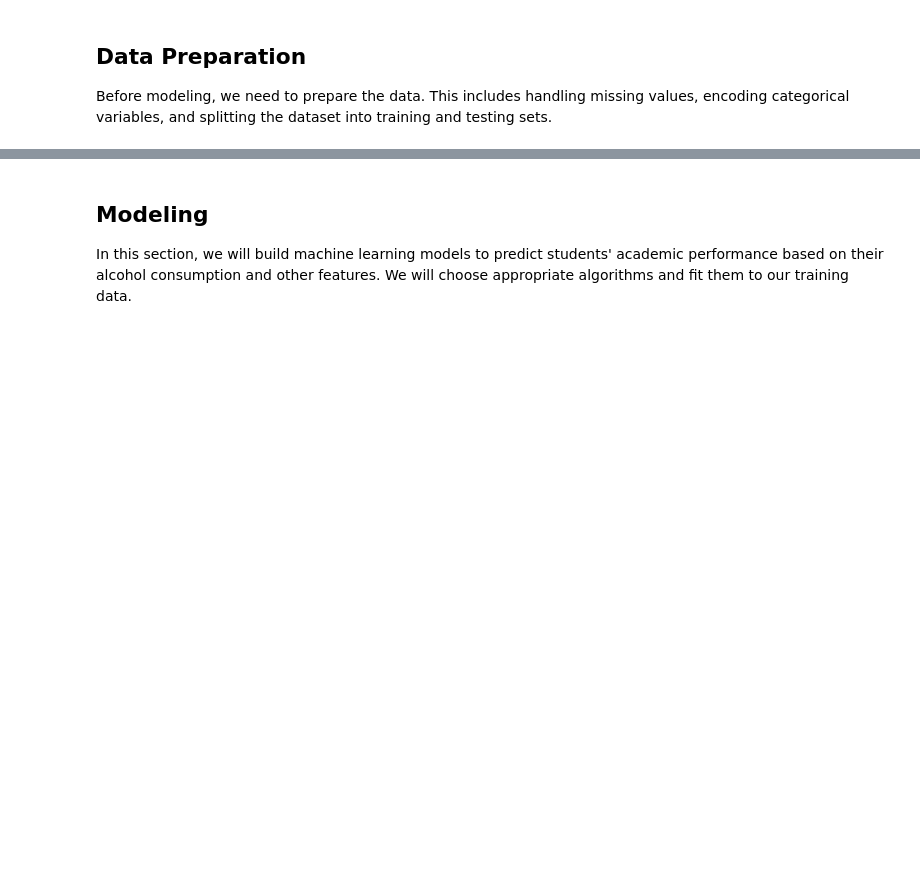
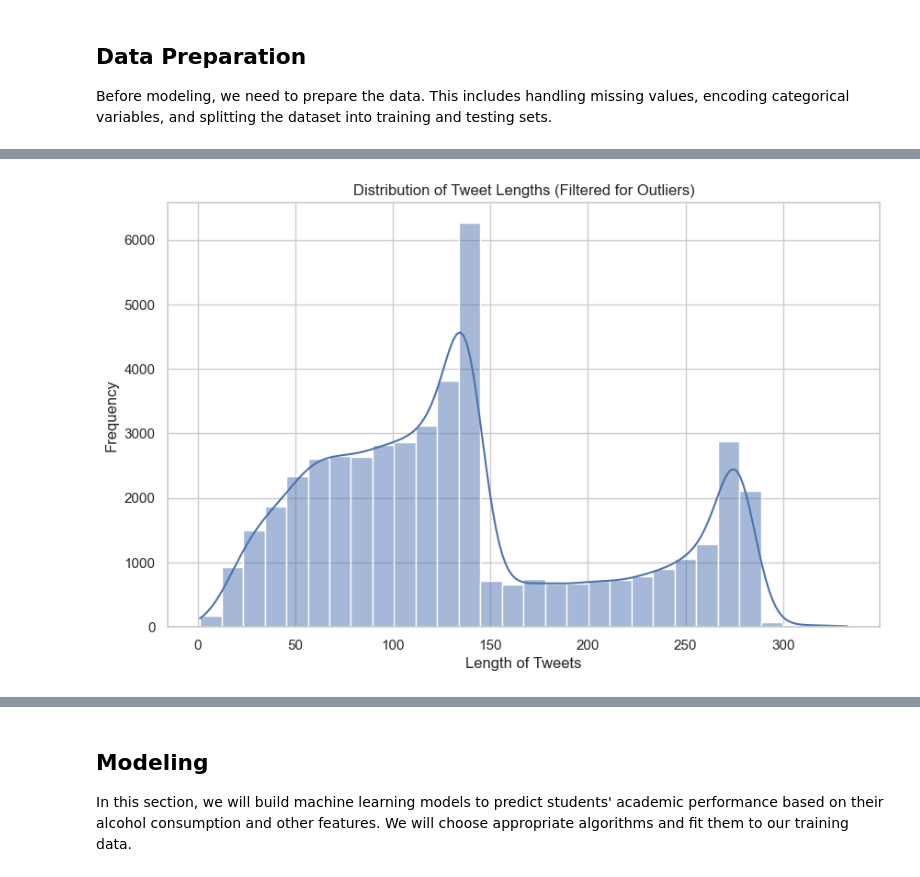
Before and after one commit to richenapedro/Data-Science-Analyst, a Jupyter notebook: Working/CyberBullying Detection/script/CyberBullying Detection.ipynb, the cells around one changed output, grey strips where cells are left out. Cells and saved outputs as stored; diff of their text form; code cells hidden in the pictures; blank space fills up the shorter version.

```diff
--- a/Working/CyberBullying Detection/script/CyberBullying Detection.ipynb
+++ b/Working/CyberBullying Detection/script/CyberBullying Detection.ipynb
@@ -236,0 +264,37 @@ Before modeling, we need to prepare the data. This includes handling missing val
+# %%
+# Calculate the length of each tweet and create a new column 'tweet_length' in the DataFrame
+df['tweet_length'] = df['tweet_text'].apply(len)
+
+# Calculate Q1 (25th percentile) and Q3 (75th percentile)
+Q1 = df['tweet_length'].quantile(0.25)
+Q3 = df['tweet_length'].quantile(0.75)
+
+# Calculate IQR
+IQR = Q3 - Q1
+
+# Define bounds for outliers
+lower_bound = Q1 - 1.5 * IQR
+upper_bound = Q3 + 1.5 * IQR
+
+# Filter out outliers
+df = df[(df['tweet_length'] >= lower_bound) & (df['tweet_length'] <= upper_bound)]
+
+# Set the figure size for the plot
+plt.figure(figsize=(10, 6))
+
+# Create a histogram of the tweet lengths with a Kernel Density Estimate (KDE) overlay
+sns.histplot(df['tweet_length'], bins=30, kde=True)
+
+# Set the title of the plot
+plt.title('Distribution of Tweet Lengths (Filtered for Outliers)')
+
+# Set the label for the x-axis
+plt.xlabel('Length of Tweets')
+
+# Set the label for the y-axis
+plt.ylabel('Frequency')
+
+# Display the plot
+plt.show()
+# %% [output]
+[figure, added]
```
Also changed, not shown: parts of 9 cells of this notebook.
